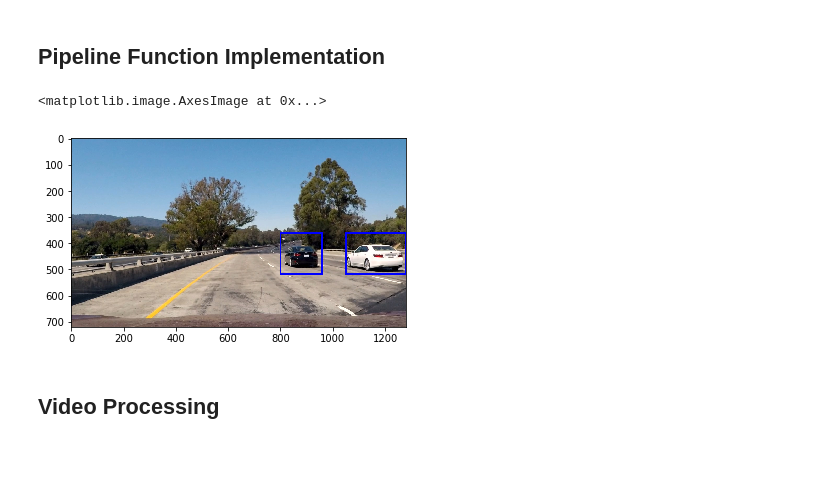
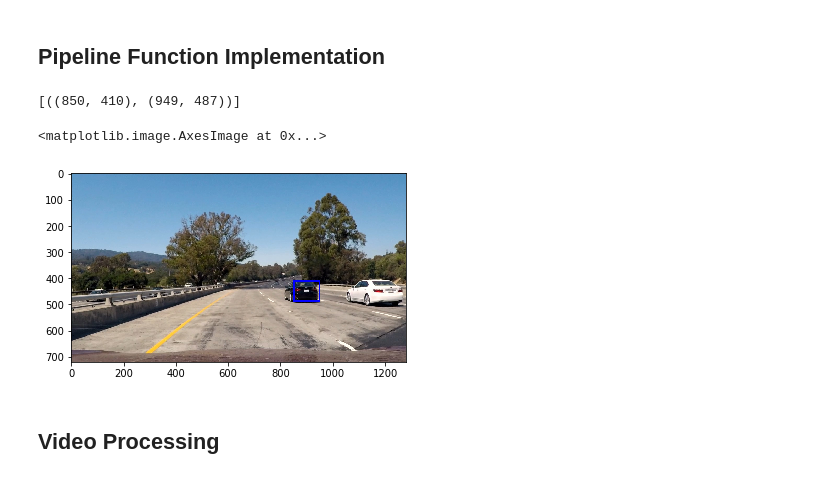
Before and after one commit to baninho/CarND-P5, a Jupyter notebook: P5.ipynb, the cells around one changed output. Drawn from its saved outputs; the diff is of its cells as text; code cells hidden in the pictures.

Commit message:
make heat map list

```diff
--- a/P5.ipynb
+++ b/P5.ipynb
@@ -190,6 +190,8 @@ hist_feat = True # Histogram features on or off
 hog_feat = True # HOG features on or off
 
 bGrid = False # GridSearch for Classifier
+
+HEAT_THRESH = 2 # Threshold for heat map
 # %% [markdown]
 ## HOG Visualization of Car Image
 # %%
@@ -386,8 +388,8 @@ Feature vector length: 8460
 # %%
 
 # SVC
-parameters = {'kernel':('linear', 'rbf'), 'C':[1, 10]}
-svr = svm.LinearSVC()
+parameters = {'kernel':('linear', 'rbf'), 'C':[0.001, 10]}
+svr = svm.LinearSVC(C = 0.3)
 clf = model_selection.GridSearchCV(svr, parameters) if bGrid else svm.LinearSVC()
 
 # Check the training time for the SVC
@@ -492,7 +499,7 @@ def draw_labeled_bboxes(img, labels):
     # Draw the box on the image
     img = draw_boxes(img, bboxes)
     # Return the image
-    return img
+    return img, bboxes
 
 def get_boxes_from_labels(labels):
     boxes = []
@@ -517,7 +534,9 @@ from scipy.ndimage.measurements import label
 # %%
 def process_image(img):
-    global frame_counter
-    global heat
+
+    global heat, carslist
+
+    frame_heat = np.zeros_like(img[:,:,0]).astype(np.float32)
 
     img = img.astype(np.float32)/np.amax(img)
     img_out = np.copy(img*255).astype(np.uint8)
@@ -533,31 +552,34 @@ def process_image(img):
                                 hist_feat=hist_feat, hog_feat=hog_feat)
 
         # Add heat to window with a detection
-        heat = add_heat(heat,hot_windows)
+        frame_heat = add_heat(frame_heat,hot_windows)
+
+    if len(heat) >= 6:
+        del heat[0]
+
+    heat.append(frame_heat)
 
     # Find final boxes from heatmap using label function
-    labels = label(heat)
-    img_out = draw_labeled_bboxes(img_out, labels)
+    labels = label(apply_threshold(np.sum(heat,0), HEAT_THRESH))
+    img_out, boxes = draw_labeled_bboxes(img_out, labels)
 
-    if frame_counter > 3:
-        heat = 0.6*apply_threshold(heat,2)
-        heat -= 0.5*min( np.amin(heat), np.amax(heat) - np.amin(heat) )
-        heat = np.clip(heat, 0, 255)
+    for b in boxes:
+        continue
 
-    frame_counter += 1
 
     return img_out
 # %%
-frame_counter = 0
-heat = np.zeros_like(img[:,:,0]).astype(np.float32)
+heat = []
+carslist = []
 hot_windows = []
 
 img = cv2.imread('./test_images/test1.jpg')[:,:,::-1]
 
 plt.imshow(process_image(img))
 # %% [output]
-<matplotlib.image.AxesImage at 0x...>
+[((850, 410), (949, 487))]
+<matplotlib.image.AxesImage at 0x...>
-[figure, old version]
+[figure, new version]
 # %% [markdown]
 ## Video Processing
 # %%
```
Also changed, not shown: parts of 8 cells of this notebook.
